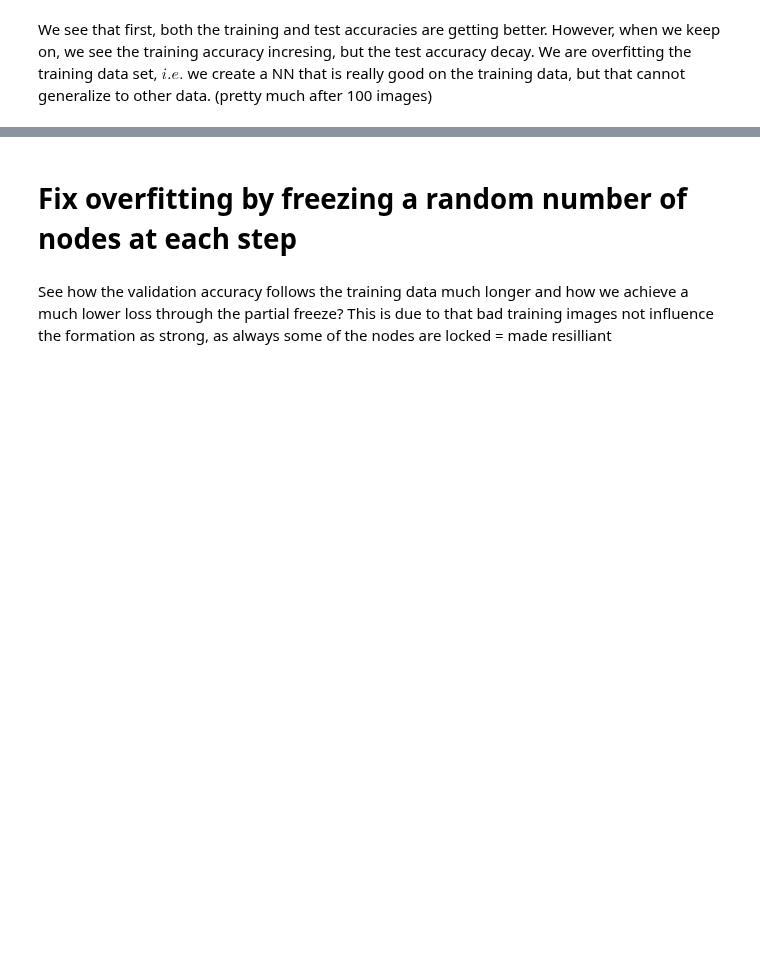
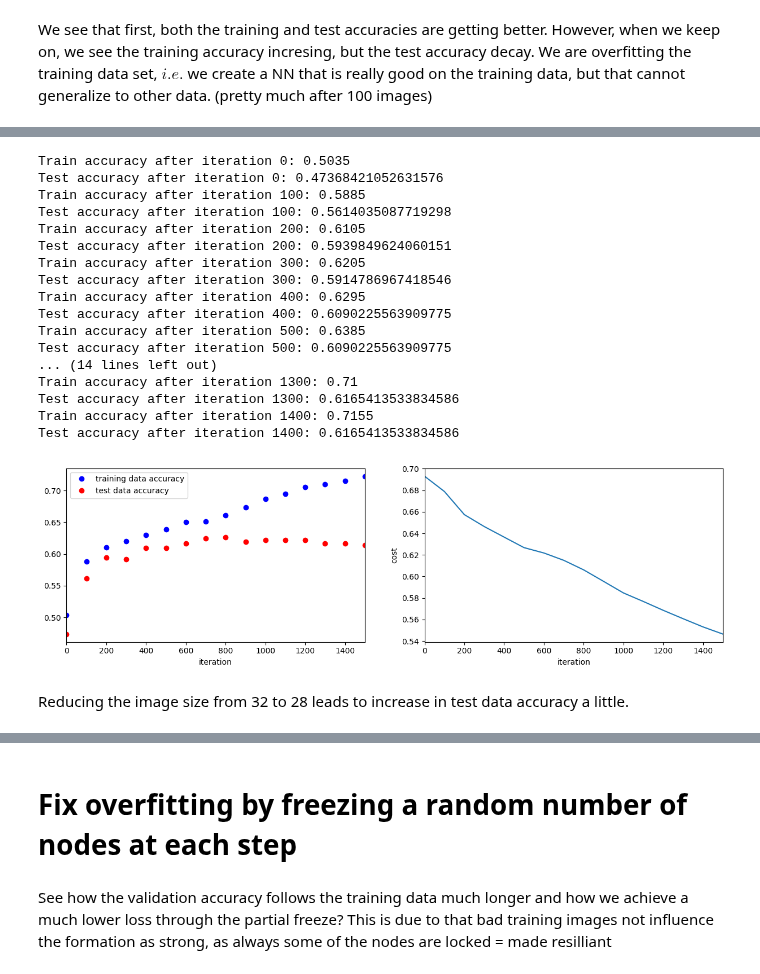
Before and after one commit to myngoc-trg/BERN02---Computational-Science-Reproducible-Data-Science-and-Statistical-Learning, a Jupyter notebook: Labs/Neural_Networks/NeuralNetworks_1.ipynb, the cells around one changed output, grey strips where cells are left out. Saved outputs shown, nothing was run; the diff lists cells and outputs as text; code cells hidden in the pictures; blank space fills up the shorter version.

```diff
--- a/Labs/Neural_Networks/NeuralNetworks_1.ipynb
+++ b/Labs/Neural_Networks/NeuralNetworks_1.ipynb
@@ -322,3 +390,41 @@ We see that first, both the training and test accuracies are getting better. How
+# %%
+# image_size=28
+if 1:#activate to run
+    n_iter=1500
+    print_cost_every=100
+    parameters,accuracy_train,accuracy_test,costs = two_layer_model(train_x_flatten, train_y, layers_dims = (n_x, n_h, n_y), num_iterations = n_iter, print_cost_every=print_cost_every)
+
+    #plot the output
+    fig,ax=plt.subplots(1,2,figsize=(15,4))
+    x=np.arange(0,n_iter+print_cost_every,print_cost_every)
+    ax[1].plot(x,costs)
+    ax[1].set_ylabel('cost')
+    ax[0].plot(x,np.squeeze(accuracy_train),'bo',label='training data accuracy')
+    ax[0].plot(x,np.squeeze(accuracy_test),'ro',label='test data accuracy')
+    ax[0].set_xlabel('iteration');ax[1].set_xlabel('iteration')
+    ax[0].set_xlim(0,n_iter);ax[1].set_xlim(0,n_iter)
+    ax[0].legend()
+# %% [output]
+Train accuracy after iteration 0: 0.5035
+Test accuracy after iteration 0: 0.47368421052631576
+Train accuracy after iteration 100: 0.5885
+Test accuracy after iteration 100: 0.5614035087719298
+Train accuracy after iteration 200: 0.6105
+Test accuracy after iteration 200: 0.5939849624060151
+Train accuracy after iteration 300: 0.6205
+Test accuracy after iteration 300: 0.5914786967418546
+Train accuracy after iteration 400: 0.6295
+Test accuracy after iteration 400: 0.6090225563909775
+Train accuracy after iteration 500: 0.6385
+Test accuracy after iteration 500: 0.6090225563909775
+... (14 lines left out)
+Train accuracy after iteration 1300: 0.71
+Test accuracy after iteration 1300: 0.6165413533834586
+Train accuracy after iteration 1400: 0.7155
+Test accuracy after iteration 1400: 0.6165413533834586
+[figure, added]
+# %% [markdown]
+Reducing the image size from 32 to 28 leads to increase in test data accuracy a little.
 # %% [markdown]
 # 2. Convolutional Bird Dog Modelling with Keras
 A specific kind of deep neural networks is the convolutional network. (often referred to as CNN or ConvNet)
```
Also changed, not shown: parts of 12 cells of this notebook.
